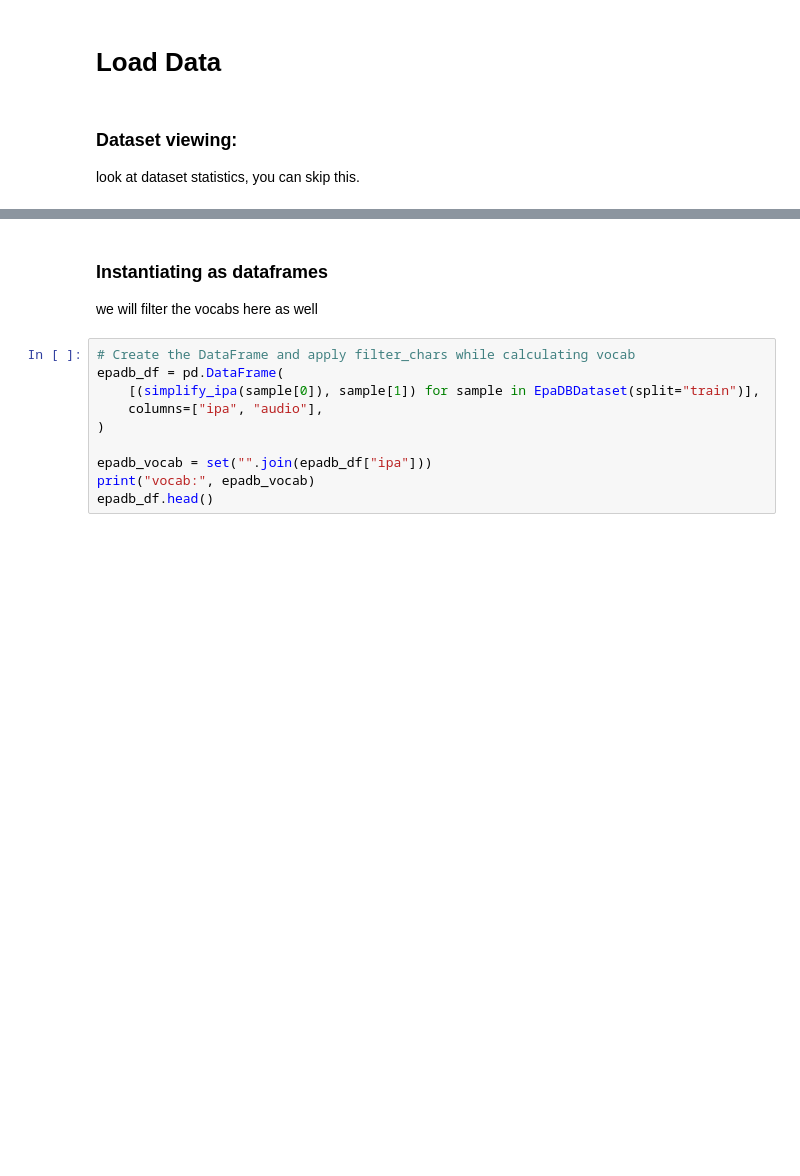
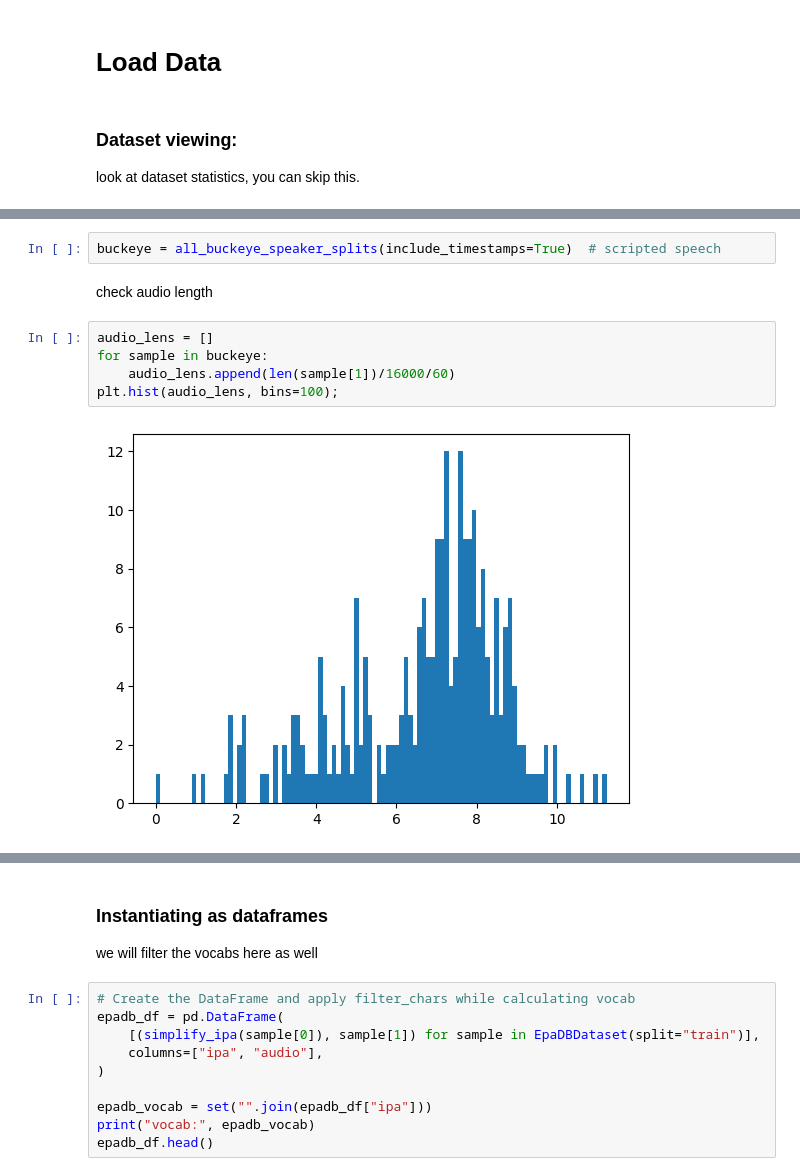
Before and after one commit to KoelLabs/ML, a Jupyter notebook: notebooks/TIMIT_Finetune_Facebook60.ipynb, the cells around one changed output, grey strips where cells are left out. Drawn from its saved outputs; the diff is of its cells as text; blank space fills up the shorter version.

```diff
--- a/notebooks/TIMIT_Finetune_Facebook60.ipynb
+++ b/notebooks/TIMIT_Finetune_Facebook60.ipynb
@@ -230,0 +170,11 @@ IPA: wikɔlɪtbɛɹ
+# %%
+buckeye = all_buckeye_speaker_splits(include_timestamps=True)  # scripted speech
+# %% [markdown]
+check audio length
+# %%
+audio_lens = []
+for sample in buckeye:
+    audio_lens.append(len(sample[1])/16000/60)
+plt.hist(audio_lens, bins=100);
+# %% [output]
+[figure, added]
```
Also changed, not shown: parts of 49 cells of this notebook.
